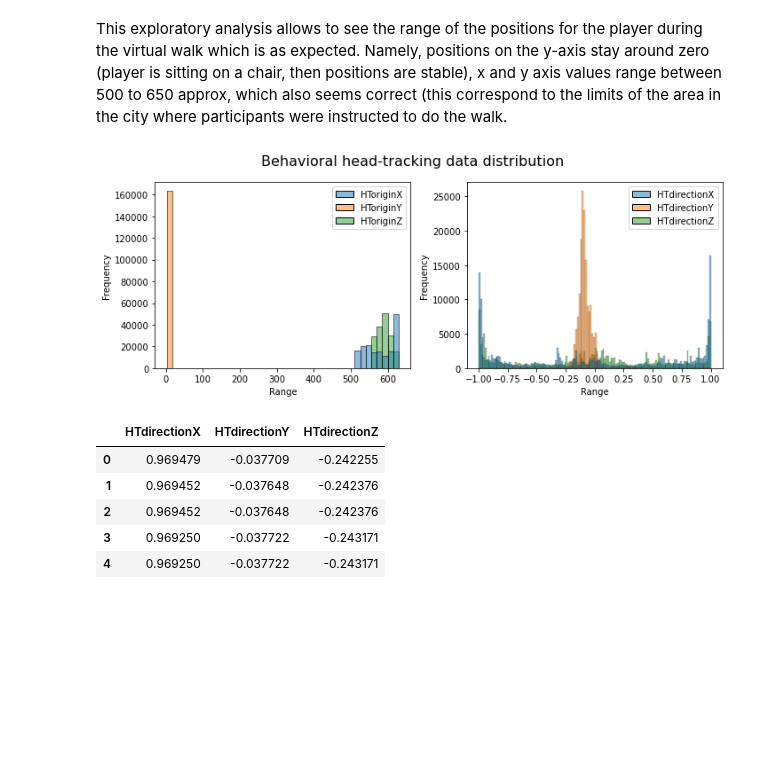
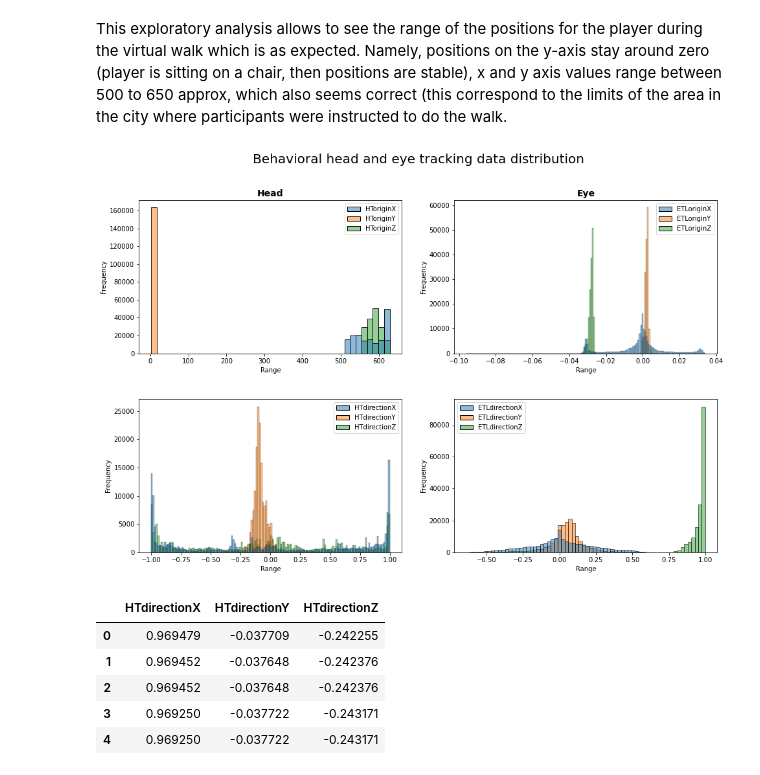
Before and after one commit to JohnMadrid/VillageBehavioralWalk, a Jupyter notebook: positions_filtering.ipynb, the cells around one changed output. Cells and saved outputs as stored; diff of their text form; code cells hidden in the pictures; blank space fills up the shorter version.

```diff
--- a/positions_filtering.ipynb
+++ b/positions_filtering.ipynb
@@ -135,20 +135,37 @@ player_direction = df_clean[['HTdirectionX', 'HTdirectionY', 'HTdirectionZ']]
 # %% [markdown]
 This exploratory analysis allows to see the range of the positions for the player during the virtual walk which is as expected. Namely, positions on the y-axis stay around zero (player  is sitting on a chair, then positions are stable), x and y axis values range between 500 to 650 approx, which also seems correct (this correspond to the limits of the area in the city where participants were instructed to do the walk.
 # %%
-fig, ax = plt.subplots(1,2, figsize=(10,4))
+fig, ax = plt.subplots(2,2, figsize=(16, 10))
 
-fig.suptitle("Behavioral head-tracking data distribution", fontsize=16)
-sns.histplot(df_clean[['HToriginX', 'HToriginY', 'HToriginZ']], ax=ax[0])
-ax[0].set_xlabel('Range')
-ax[0].set_ylabel('Frequency')
+# head-tracking distribution
+fig.suptitle("Behavioral head and eye tracking data distribution", fontsize=20)
+sns.histplot(df_clean[['HToriginX', 'HToriginY', 'HToriginZ']], ax=ax[0,0])
+ax[0,0].set_xlabel('Range')
+ax[0,0].set_ylabel('Frequency')
 
-sns.histplot(df_clean[['HTdirectionX', 'HTdirectionY', 'HTdirectionZ']], ax=ax[1])
-ax[1].set_xlabel('Range')
-ax[1].set_ylabel('Frequency')
-# sns.set_title("no")
-plt.tight_layout()
+sns.histplot(df_clean[['HTdirectionX', 'HTdirectionY', 'HTdirectionZ']], ax=ax[1,0])
+ax[1,0].set_xlabel('Range')
+ax[1,0].set_ylabel('Frequency')
+
+# eye-tracking distribution
+sns.histplot(df_clean[["ETLoriginX", "ETLoriginY", "ETLoriginZ"]], ax=ax[0,1])
+ax[0,1].set_xlabel('Range')
+ax[0,1].set_ylabel('Frequency')
+
+sns.histplot(df_clean[["ETLdirectionX", "ETLdirectionY", "ETLdirectionZ"]], ax=ax[1,1])
+ax[1,1].set_xlabel('Range')
+ax[1,1].set_ylabel('Frequency')
+
+col_title = ['Head', 'Eye']
+for i, ax in enumerate(ax.flatten()[:2]):
+    ax.set_title(col_title[i], fontweight='bold', fontsize=14)
+    i += 1
+
+fig.subplots_adjust(hspace=0.3)
+# Save visualization
+# plt.savefig('Images/behavioral_distribution.eps', format='eps', dpi=1200)
 # %% [output]
-[figure, old version]
+[figure, new version]
 # %%
 player_direction = df_clean[['HTdirectionX', 'HTdirectionY', 'HTdirectionZ']]
 
```
Also changed, not shown: 2 other files.
